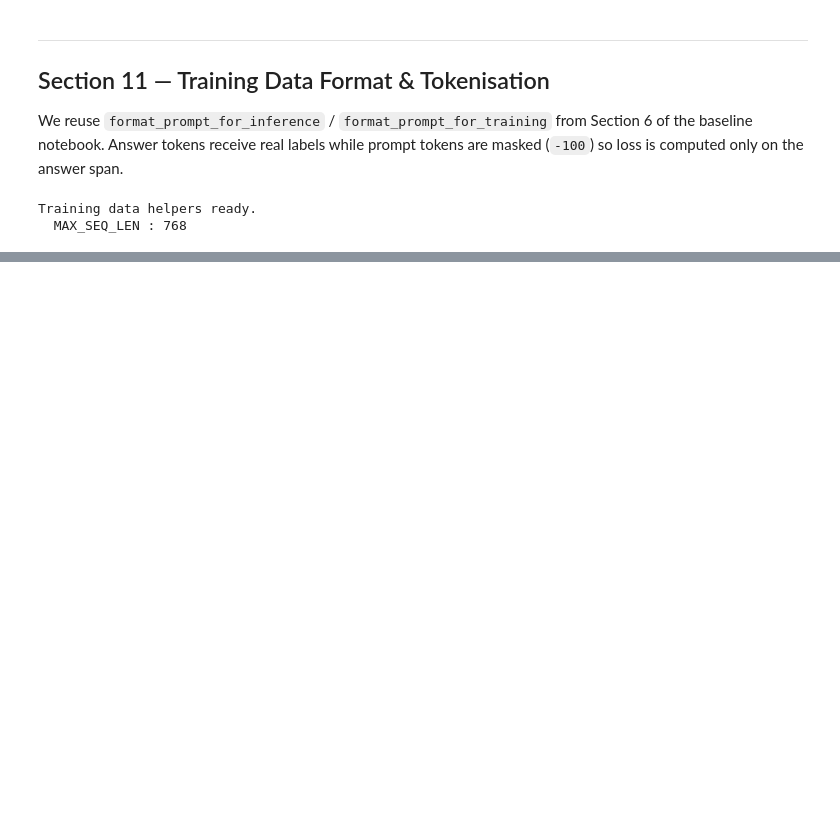
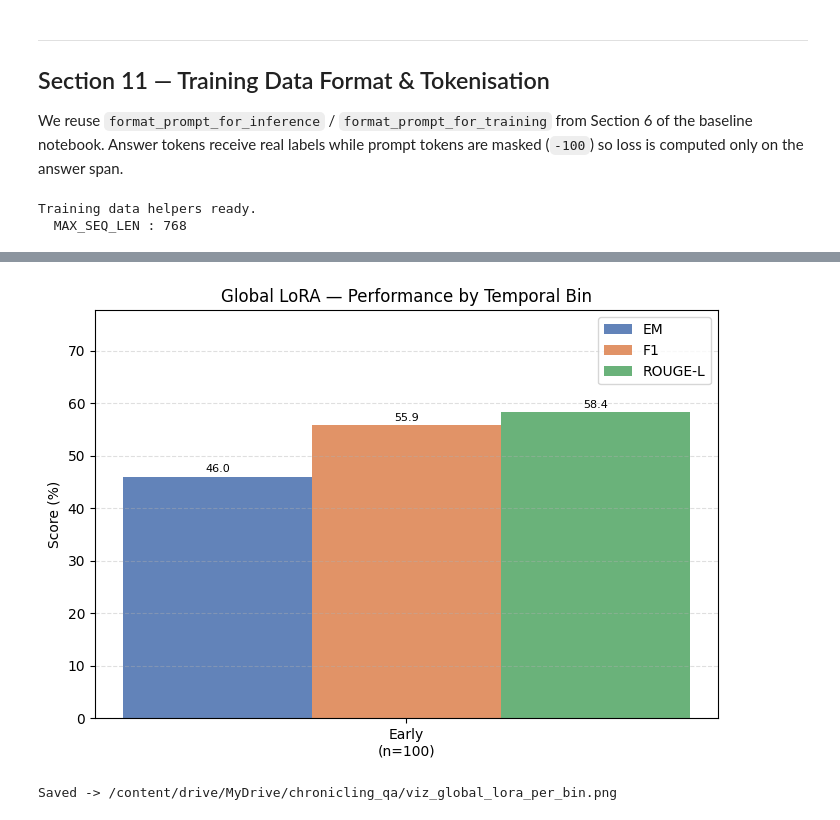
Before and after one commit to ericsheng495/chronicling-america-qa-lora, a Jupyter notebook: phi35_chronicling_america_qa.ipynb, the cells around one changed output, grey strips where cells are left out. Saved outputs shown, nothing was run; the diff lists cells and outputs as text; code cells hidden in the pictures; blank space fills up the shorter version.

```diff
--- a/phi35_chronicling_america_qa.ipynb
+++ b/phi35_chronicling_america_qa.ipynb
@@ -730,0 +1411,43 @@ Training data helpers ready.
+# %%
+# Per-time-bin breakdown of global LoRA predictions
+# Requires gl_preds, gl_golds, gl_bins from cell 29 / cell 33
+
+if not all(v in globals() for v in ['gl_preds', 'gl_golds', 'gl_bins']):
+    print('gl_preds / gl_golds / gl_bins not found — run the global LoRA eval cell first.')
+else:
+    _bin_order  = ['early', 'mid', 'late', 'unknown']
+    _colors     = ['#4C72B0', '#DD8452', '#55A868']
+    _bin_mets   = {}
+    for _b in _bin_order:
+        _idx = [i for i, x in enumerate(gl_bins) if x == _b]
+        if not _idx:
+            continue
+        _bin_mets[_b] = compute_metrics([gl_preds[i] for i in _idx],
+                                         [gl_golds[i] for i in _idx], label=_b)
+
+    _present = [b for b in _bin_order if b in _bin_mets]
+    _x = np.arange(len(_present))
+    _w = 0.25
+    fig, ax = plt.subplots(figsize=(7, 5))
+    for j, metric in enumerate(['EM', 'F1', 'ROUGE-L']):
+        vals = [_bin_mets[b][metric] for b in _present]
+        bars = ax.bar(_x + (j - 1) * _w, vals, _w, label=metric,
+                      color=_colors[j], alpha=0.88)
+        for bar, v in zip(bars, vals):
+            ax.text(bar.get_x() + bar.get_width() / 2, bar.get_height() + 0.4,
+                    f'{v:.1f}', ha='center', va='bottom', fontsize=8)
+
+    ax.set_xticks(_x)
+    ax.set_xticklabels([f"{b.capitalize()}\n(n={_bin_mets[b]['n']})" for b in _present])
+    ax.set_ylabel('Score (%)')
+    ax.set_title('Global LoRA — Performance by Temporal Bin')
+    ax.legend()
+    ax.grid(axis='y', linestyle='--', alpha=0.4)
+    ax.set_ylim(0, max(_bin_mets[b]['F1'] for b in _present) * 1.3 + 5)
+    fig.tight_layout()
+    plt.savefig(OUTPUT_DIR / 'viz_global_lora_per_bin.png', dpi=150)
+    plt.show()
+    print(f'Saved -> {OUTPUT_DIR}/viz_global_lora_per_bin.png')
+# %% [output]
+[figure, added]
+Saved -> /content/drive/MyDrive/chronicling_qa/viz_global_lora_per_bin.png
```
Also changed, not shown: parts of 28 cells of this notebook.
